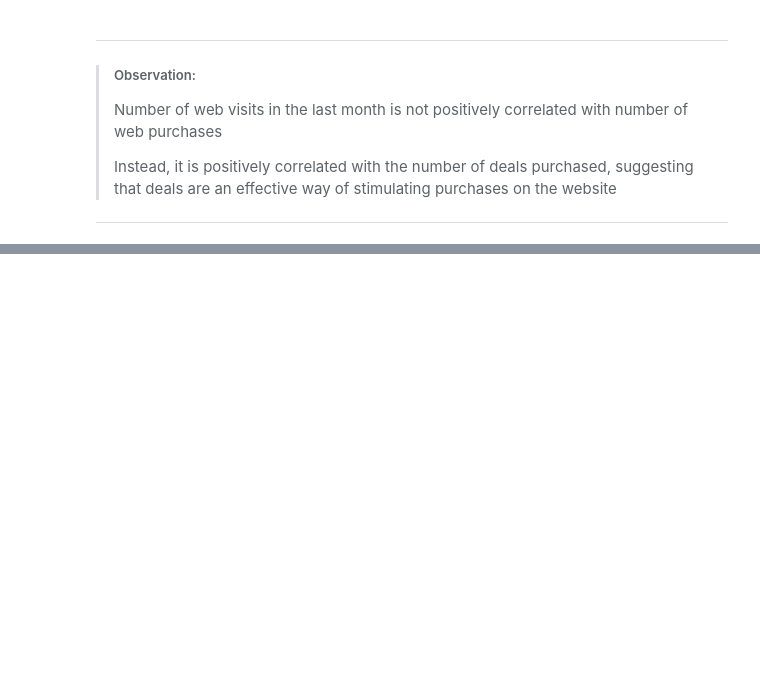
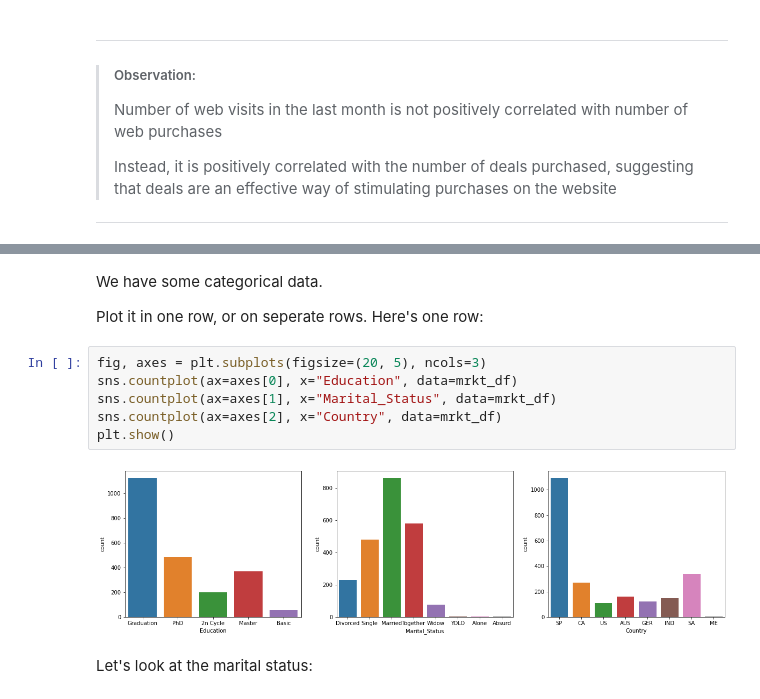
Before and after one commit to nlihin/data-analytics, a Jupyter notebook: unit6 - EDA_example.ipynb, the cells around one changed output, grey strips where cells are left out. Cells and saved outputs as stored; diff of their text form; blank space fills up the shorter version.

```diff
--- a/unit6 - EDA_example.ipynb
+++ b/unit6 - EDA_example.ipynb
@@ -452,0 +464,14 @@ sns.lmplot(x='NumWebVisitsMonth', y='NumDealsPurchases', data=mrkt_df)
+# %% [markdown]
+We have some categorical data.
+
+Plot it in one row, or on seperate rows. Here's one row:
+# %%
+fig, axes = plt.subplots(figsize=(20, 5), ncols=3)
+sns.countplot(ax=axes[0], x="Education", data=mrkt_df)
+sns.countplot(ax=axes[1], x="Marital_Status", data=mrkt_df)
+sns.countplot(ax=axes[2], x="Country", data=mrkt_df)
+plt.show()
+# %% [output]
+[figure, added]
+# %% [markdown]
+Let's look at the marital status:
```
Also changed, not shown: parts of 27 cells of this notebook.
